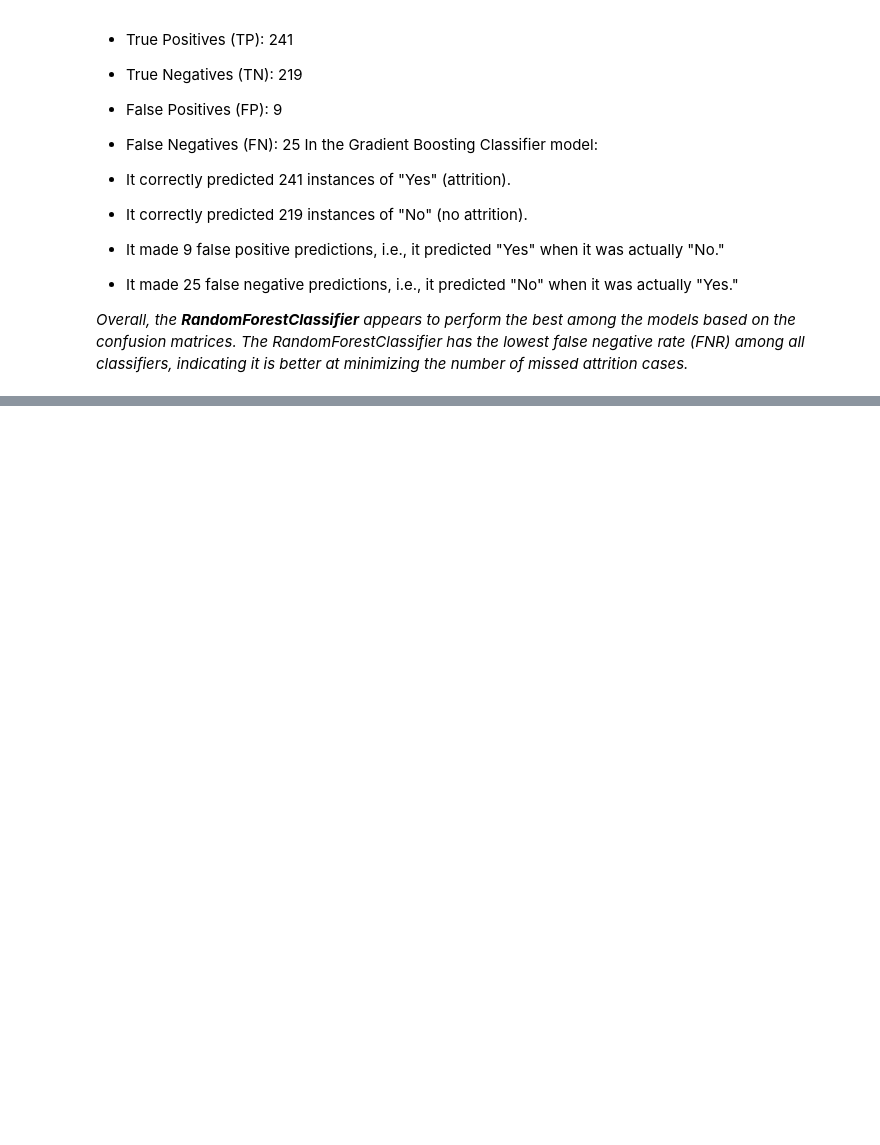
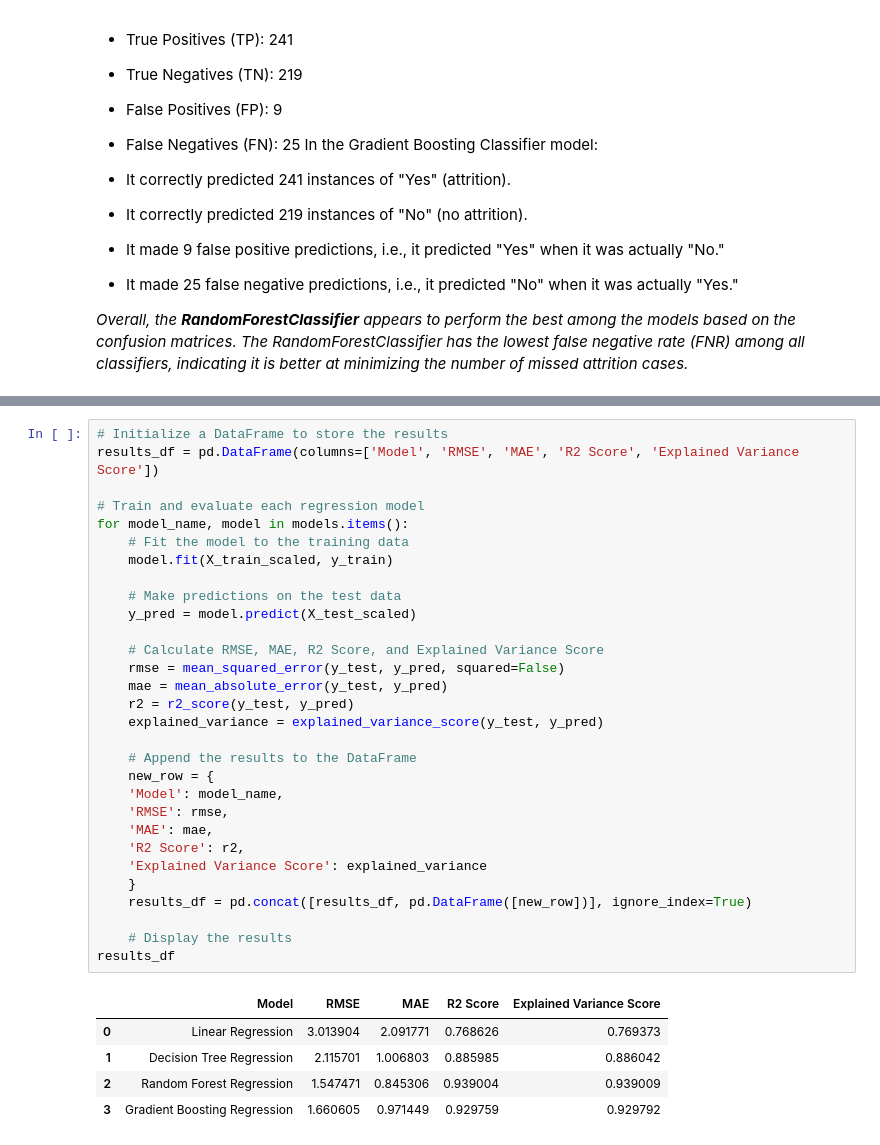
Before and after one commit to Joba-Fatola/Project-Evaluation-Phase-1, a Jupyter notebook: HR Analytics Project.ipynb, the cells around one changed output, grey strips where cells are left out. Drawn from its saved outputs; the diff is of its cells as text; blank space fills up the shorter version.

```diff
--- a/HR Analytics Project.ipynb
+++ b/HR Analytics Project.ipynb
@@ -698,0 +817,36 @@ In the Gradient Boosting Classifier model:
+# %%
+# Initialize a DataFrame to store the results
+results_df = pd.DataFrame(columns=['Model', 'RMSE', 'MAE', 'R2 Score', 'Explained Variance Score'])
+
+# Train and evaluate each regression model
+for model_name, model in models.items():
+    # Fit the model to the training data
+    model.fit(X_train_scaled, y_train)
+
+    # Make predictions on the test data
+    y_pred = model.predict(X_test_scaled)
+
+    # Calculate RMSE, MAE, R2 Score, and Explained Variance Score
+    rmse = mean_squared_error(y_test, y_pred, squared=False)
+    mae = mean_absolute_error(y_test, y_pred)
+    r2 = r2_score(y_test, y_pred)
+    explained_variance = explained_variance_score(y_test, y_pred)
+
+    # Append the results to the DataFrame
+    new_row = {
+    'Model': model_name,
+    'RMSE': rmse,
+    'MAE': mae,
+    'R2 Score': r2,
+    'Explained Variance Score': explained_variance
+    }
+    results_df = pd.concat([results_df, pd.DataFrame([new_row])], ignore_index=True)
+
+    # Display the results
+results_df
+# %% [output]
+|  | Model | RMSE | MAE | R2 Score | Explained Variance Score |
+| 0 | Linear Regression | 3.013904 | 2.091771 | 0.768626 | 0.769373 |
+| 1 | Decision Tree Regression | 2.115701 | 1.006803 | 0.885985 | 0.886042 |
+| 2 | Random Forest Regression | 1.547471 | 0.845306 | 0.939004 | 0.939009 |
+| 3 | Gradient Boosting Regression | 1.660605 | 0.971449 | 0.929759 | 0.929792 |
```
Also changed, not shown: parts of 22 cells of this notebook.
